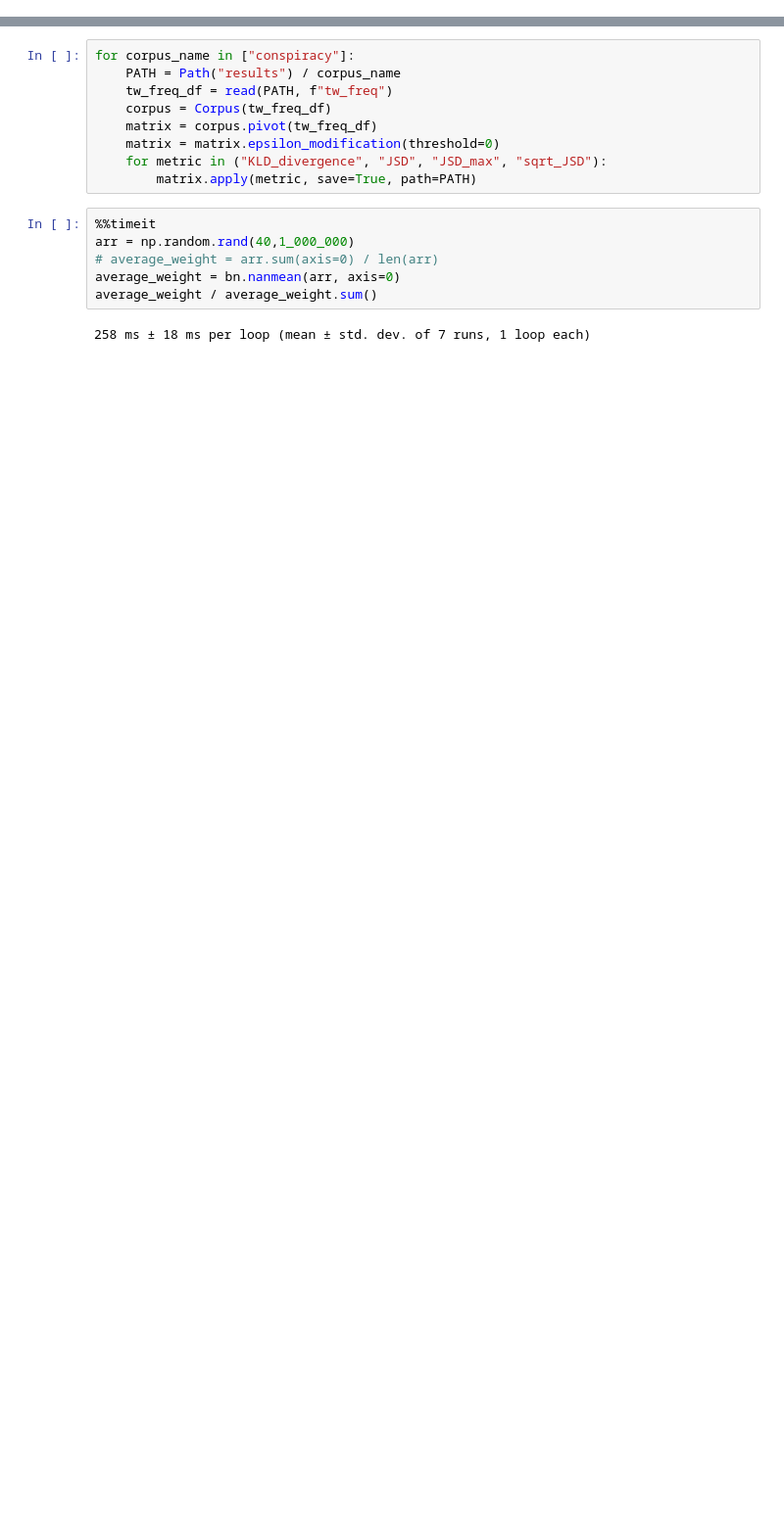
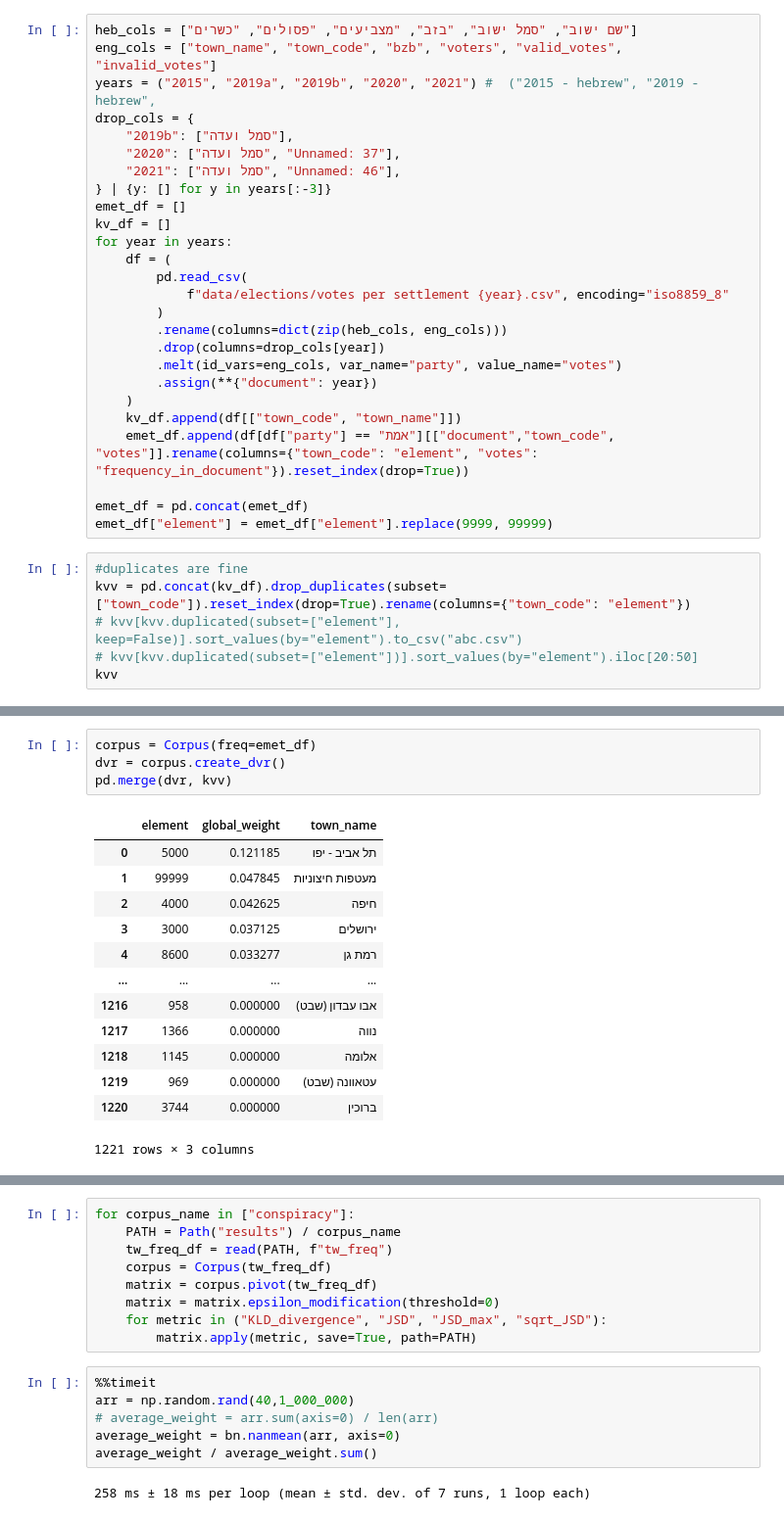
Before and after one commit to hagitbs/TLPA, a Jupyter notebook: playground.ipynb, the cells around one changed output, grey strips where cells are left out. Shown at 98% size. Saved outputs shown, nothing was run; the diff lists cells and outputs as text; blank space fills up the shorter version.

```diff
--- a/playground.ipynb
+++ b/playground.ipynb
@@ -8,0 +18,32 @@ import bottleneck as bn
+# %%
+heb_cols = ["שם ישוב", "סמל ישוב", "בזב", "מצביעים", "פסולים", "כשרים"]
+eng_cols = ["town_name", "town_code", "bzb", "voters", "valid_votes", "invalid_votes"]
+years = ("2015", "2019a", "2019b", "2020", "2021") #  ("2015 - hebrew", "2019 - hebrew",
+drop_cols = {
+    "2019b": ["סמל ועדה"],
+    "2020": ["סמל ועדה", "Unnamed: 37"],
+    "2021": ["סמל ועדה", "Unnamed: 46"],
+} | {y: [] for y in years[:-3]}
+emet_df = []
+kv_df = []
+for year in years:
+    df = (
+        pd.read_csv(
+            f"data/elections/votes per settlement {year}.csv", encoding="iso8859_8"
+        )
+        .rename(columns=dict(zip(heb_cols, eng_cols)))
+        .drop(columns=drop_cols[year])
+        .melt(id_vars=eng_cols, var_name="party", value_name="votes")
+        .assign(**{"document": year})
+    )
+    kv_df.append(df[["town_code", "town_name"]])
+    emet_df.append(df[df["party"] == "אמת"][["document","town_code", "votes"]].rename(columns={"town_code": "element", "votes": "frequency_in_document"}).reset_index(drop=True))
+
+emet_df = pd.concat(emet_df)
+emet_df["element"] = emet_df["element"].replace(9999, 99999)
+# %%
+#duplicates are fine
+kvv = pd.concat(kv_df).drop_duplicates(subset=["town_code"]).reset_index(drop=True).rename(columns={"town_code": "element"})
+# kvv[kvv.duplicated(subset=["element"], keep=False)].sort_values(by="element").to_csv("abc.csv")
+# kvv[kvv.duplicated(subset=["element"])].sort_values(by="element").iloc[20:50]
+kvv
@@ -8,0 +71,18 @@ import bottleneck as bn
+# %%
+corpus = Corpus(freq=emet_df)
+dvr = corpus.create_dvr()
+pd.merge(dvr, kvv)
+# %% [output]
+|  | element | global_weight | town_name |
+| 0 | 5000 | 0.121185 | תל אביב - יפו |
+| 1 | 99999 | 0.047845 | מעטפות חיצוניות |
+| 2 | 4000 | 0.042625 | חיפה |
+| 3 | 3000 | 0.037125 | ירושלים |
+| 4 | 8600 | 0.033277 | רמת גן |
+| ... | ... | ... | ... |
+| 1216 | 958 | 0.000000 | אבו עבדון (שבט) |
+| 1217 | 1366 | 0.000000 | נווה |
+| 1218 | 1145 | 0.000000 | אלומה |
+| 1219 | 969 | 0.000000 | עטאוונה (שבט) |
+| 1220 | 3744 | 0.000000 | ברוכין |
+1221 rows × 3 columns
```
Also changed, not shown: parts of 21 cells of this notebook, 20 other files.
